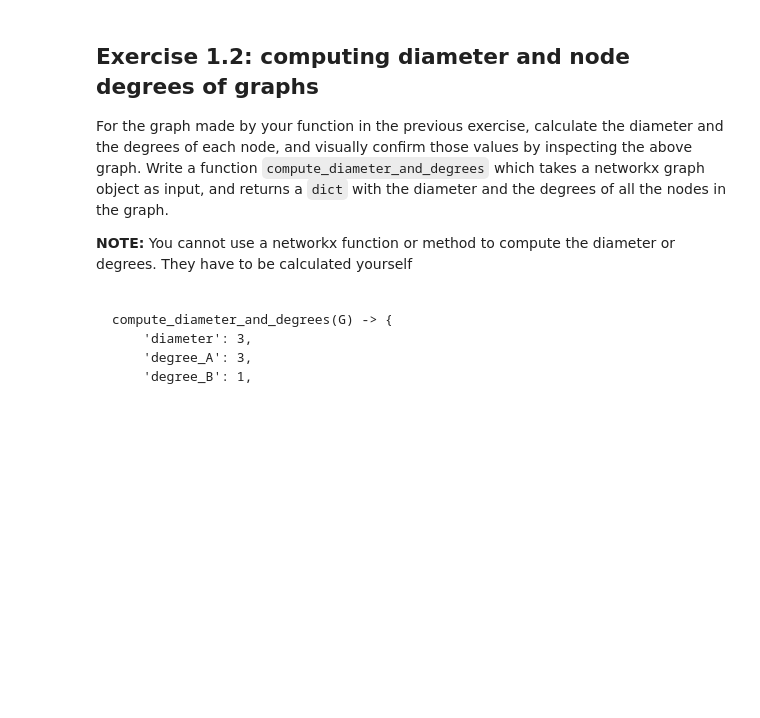
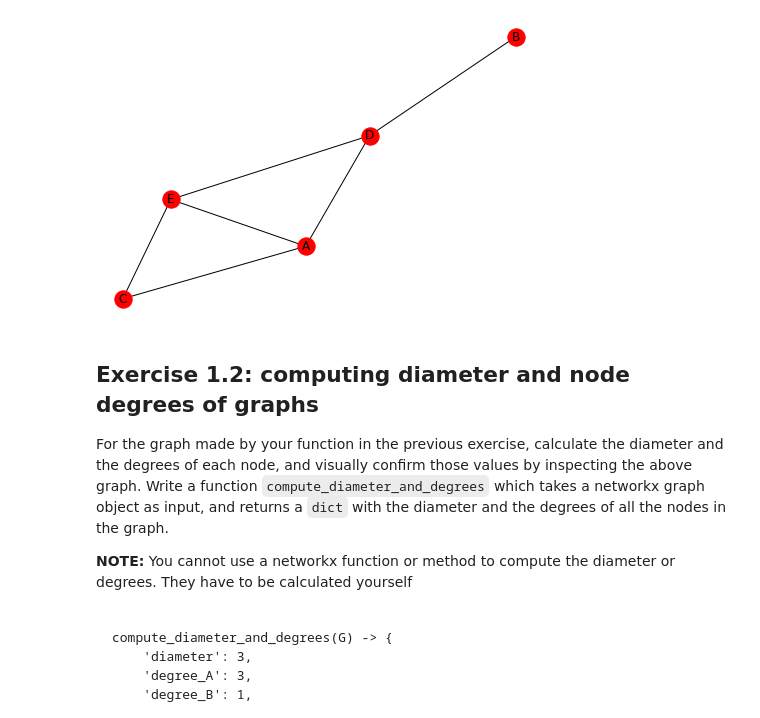
Before and after one commit to cb-ds-1/m1-11-networks, a Jupyter notebook: Workshop Graphs.ipynb, the cells around one changed output. Drawn from its saved outputs; the diff is of its cells as text; code cells hidden in the pictures; blank space fills up the shorter version.

Commit message:
Michael Stein Graph Workshop

```diff
--- a/Workshop Graphs.ipynb
+++ b/Workshop Graphs.ipynb
@@ -4,6 +4,17 @@
 Write a function called make_simple_graph that returns the graph object that represents the following diagram:
 
 ![](exercise2.png)
+# %%
+import networkx as nx
+
+def simple_graph(nodes):
+    G = nx.Graph(nodes)
+    return nx.draw(G, node_color = 'red', with_labels = True)
+
+nodes = [('A', 'D'), ('D','B'), ('D','E'), ('E','C'), ('C','A'), ('E','A')]
+simple_graph(nodes)
+# %% [output]
+[figure, added]
 # %% [markdown]
 ## Exercise 1.2: computing diameter and node degrees of graphs
 
```
Also changed, not shown: parts of 9 cells of this notebook, 1 other file.
